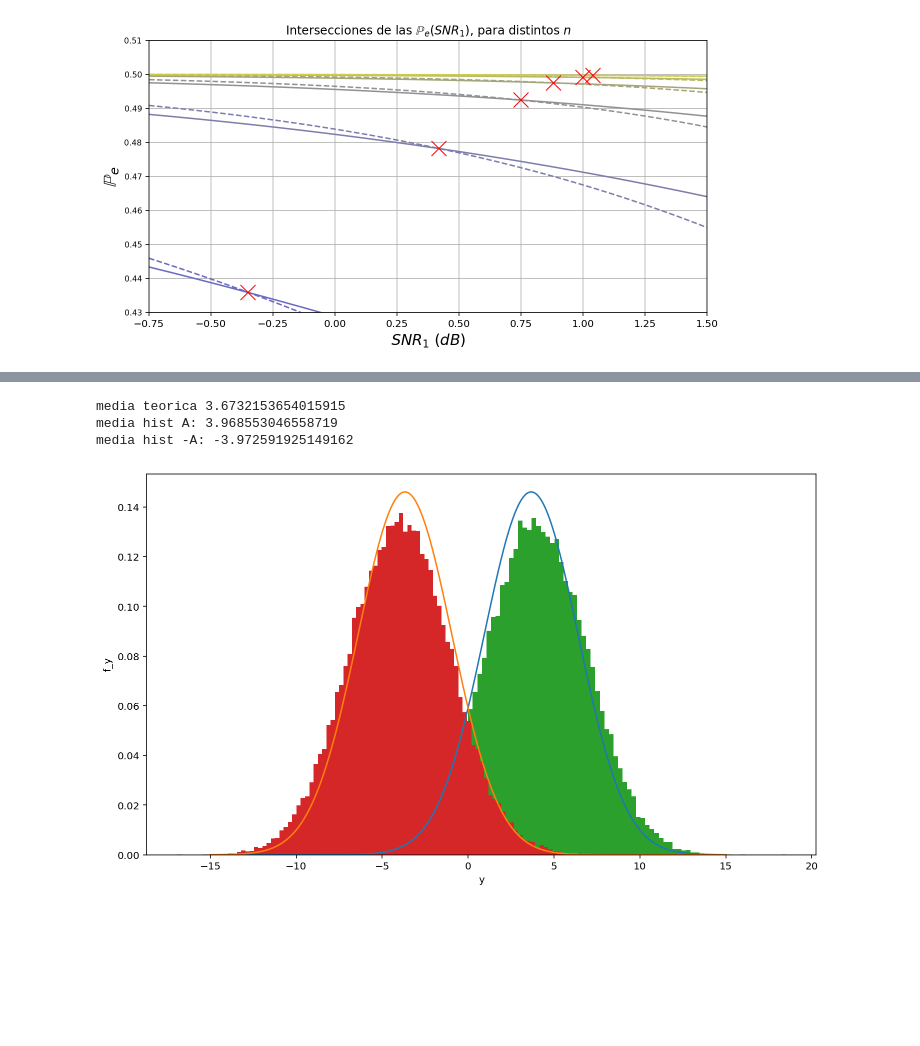
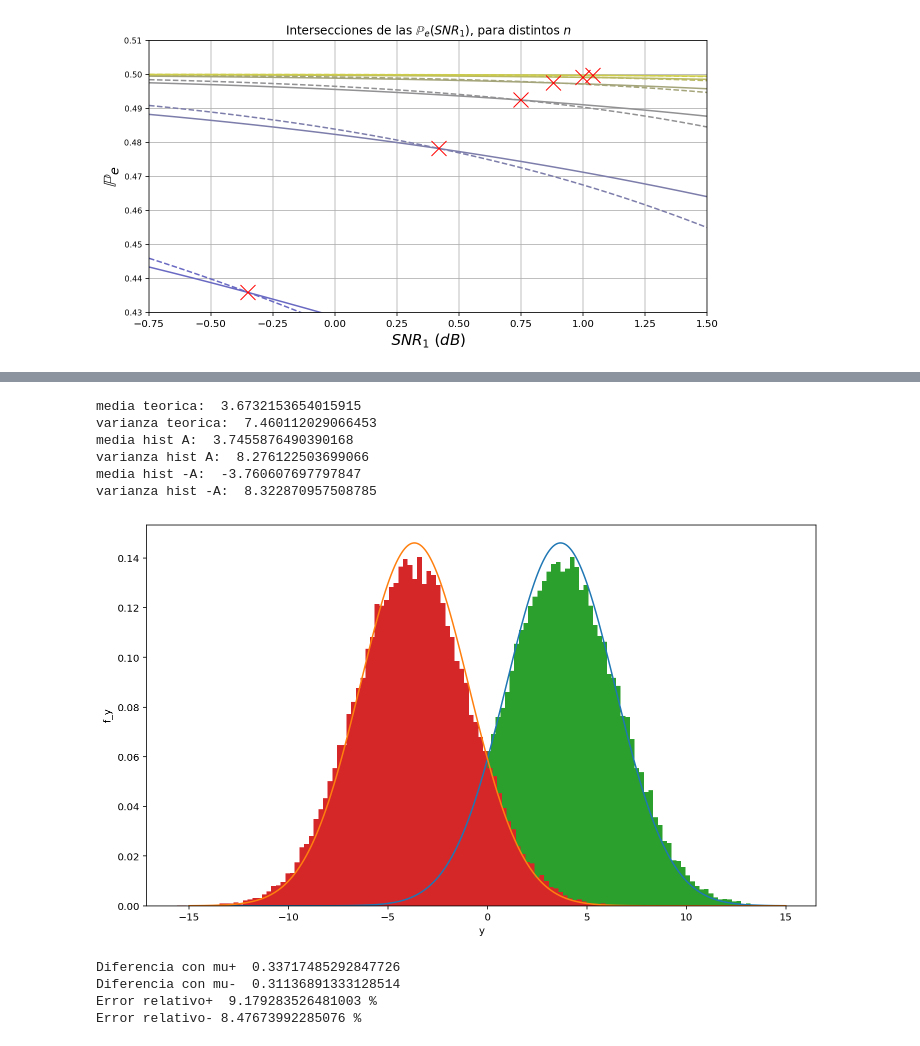
Before and after one commit to frossi-fiuba/tps_estoca, a Jupyter notebook: tp1/tp1_demarco_mendoza_rossi.ipynb, the cells around one changed output, grey strips where cells are left out. Saved outputs shown, nothing was run; the diff lists cells and outputs as text; code cells hidden in the pictures; blank space fills up the shorter version.

```diff
--- a/tp1/tp1_demarco_mendoza_rossi.ipynb
+++ b/tp1/tp1_demarco_mendoza_rossi.ipynb
@@ -382,13 +400,13 @@ h = 0.9
 var_ruido = 1
 #A = 19.95262315*var_ruido/h
 A_nuevo = A[8]
-SNR = SNR1[8]
+SNRh = SNR1[8]
 #SNR = (A_nuevo**2 * h**2)/var_ruido
-n = 9
+n_h = 9
 
-mu=A_nuevo*h*(SNR/(1+SNR))**((n-1)/2)
-print('media teorica',mu)
-sigma = np.sqrt(var_ruido**2 * (1+SNR)*(1-(SNR/(1+SNR))**n))
+mu=A_nuevo*h*(SNRh/(1+SNRh))**((n_h-1)/2)
+
+sigma = np.sqrt(var_ruido**2 * (1+SNRh)*(1-(SNRh/(1+SNRh))**n_h))
 
 samples = int(1e3)
 y = np.linspace(-15,15, samples)
@@ -397,43 +415,58 @@ y = np.linspace(-15,15, samples)
 #y = np.linspace(norm.ppf(0.01), norm.ppf(0.99), 100)
 #y_m = np.linspace(norm.ppf(0.01), norm.ppf(0.99), 100)
 
 f_Y_A = sc.stats.norm.pdf(y, loc=mu, scale=sigma)
 f_Y_m_A= sc.stats.norm.pdf(y, loc=(-mu), scale=sigma)
 
 plt.figure()
-#plt.plot(y,1/(sigma*np.sqrt(2*np.pi))*np.exp(-(y-mu)**2/(2*sigma**2)))
-#plt.plot(y_m,1/(sigma*np.sqrt(2*np.pi))*np.exp(-(y_m+mu)**2/(2*sigma**2)))
-
 
 plt.plot(y,f_Y_A)
 plt.plot(y,f_Y_m_A)
 
-salida_analog, salida_analog_pre_receptor = sistema(X[8], n, media_ruido, var_ruido, N, h, G[8], 'analogico',A[8])
+salida_analog, salida_analog_pre_receptor = sistema(X[8], n_h, media_ruido, var_ruido, N, h, G[8], 'analogico',A_nuevo)
 
 salida_apr_A = []
 salida_apr_m_A = []
 
 for i in range(len(salida_analog_pre_receptor)):
     if X[8][i] < 0:
         salida_apr_m_A.append(salida_analog_pre_receptor[i])
-    else:
+    elif X[8][i] > 0:
         salida_apr_A.append(salida_analog_pre_receptor[i])
 
 salida_analog_pre_receptor_A = np.array(salida_apr_A)
 salida_analo_pre_receptor_m_A = np.array(salida_apr_m_A)
 
 n, binsA, patches = plt.hist(salida_analog_pre_receptor_A,100,density="True")
-n, binsmA, patches = plt.hist(salida_analo_pre_receptor_m_A,100,density="True")
+nm, binsmA, patchesm = plt.hist(salida_analo_pre_receptor_m_A,100,density="True")
 
-print('media hist A:',np.mean(salida_apr_A))
-print('media hist -A:',np.mean(salida_apr_m_A))
+print('media teorica: ',mu)
+print('varianza teorica: ',sigma**2)
+print('media hist A: ',np.mean(salida_apr_A))
+print('varianza hist A: ',np.var(salida_apr_A))
+print('media hist -A: ',np.mean(salida_apr_m_A))
+print('varianza hist -A: ',np.var(salida_apr_m_A))
 
 plt.xlabel('y')
 plt.ylabel('f_y')
-#plt.title('Histograma VA Normal(mu=%0.2f,sigma=%0.2f)'%(mu,sigma))
 plt.show()
 # %% [output]
-media teorica 3.6732153654015915
-media hist A: 3.968553046558719
-media hist -A: -3.972591925149162
+media teorica:  3.6732153654015915
+varianza teorica:  7.460112029066453
+media hist A:  3.7455876490390168
+varianza hist A:  8.276122503699066
+media hist -A:  -3.760607697797847
+varianza hist -A:  8.322870957508785
-[figure, old version]
+[figure, new version]
+# %%
+mu_A = np.mean(salida_apr_A)
+mu_m_A = np.mean(salida_apr_m_A)
+print('Diferencia con mu+ ',np.abs(mu - mu_A))
+print('Diferencia con mu- ',np.abs(-mu - mu_m_A))
+print('Error relativo+ ',100*np.abs(mu - mu_A)/mu,'%')
+print('Error relativo- ',100*np.abs(-mu - mu_m_A)/mu,'%')
+# %% [output]
+Diferencia con mu+  0.33717485292847726
+Diferencia con mu-  0.31136891333128514
+Error relativo+  9.179283526481003 %
+Error relativo- 8.47673992285076 %
```
Also changed, not shown: parts of 4 cells of this notebook, 1 other file.
